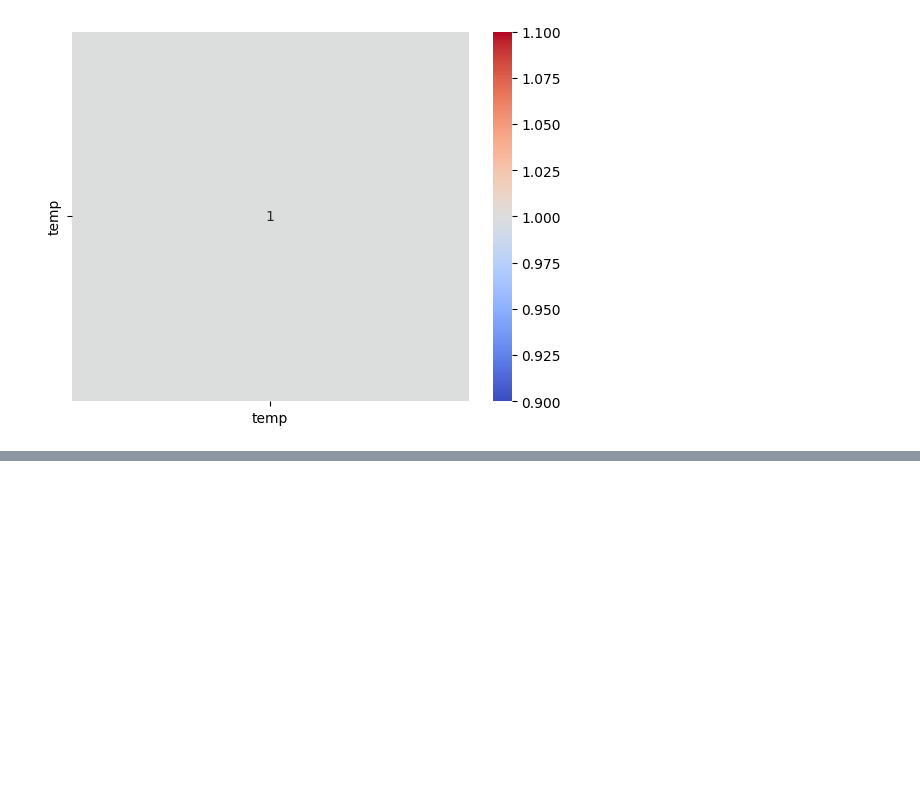
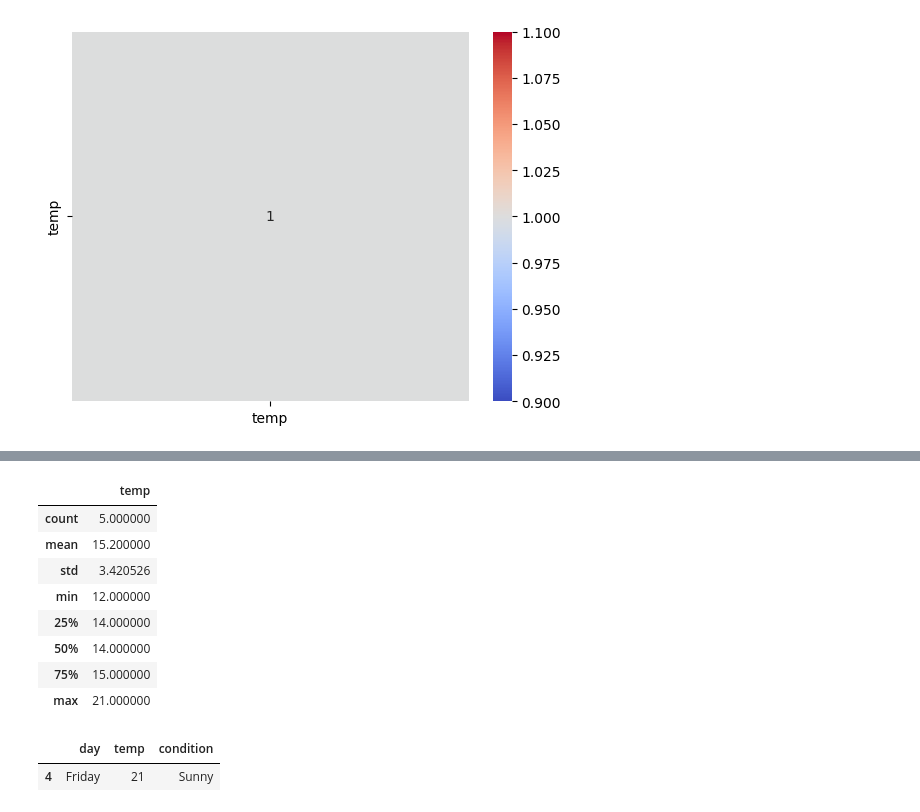
Before and after one commit to winiyaz/utcpd251-, a Jupyter notebook: KAG/D25Pussy.ipynb, the cells around one changed output, grey strips where cells are left out. Cells and saved outputs as stored; diff of their text form; code cells hidden in the pictures; blank space fills up the shorter version.

```diff
--- a/KAG/D25Pussy.ipynb
+++ b/KAG/D25Pussy.ipynb
@@ -367,0 +398,18 @@ plt.show()
+# %%
+df[['temp']].describe()
+# %% [output]
+|  | temp |
+| count | 5.000000 |
+| mean | 15.200000 |
+| std | 3.420526 |
+| min | 12.000000 |
+| 25% | 14.000000 |
+| 50% | 14.000000 |
+| 75% | 15.000000 |
+| max | 21.000000 |
+# %%
+# Pulling row with max data
+df[df.temp == df.temp.max()] # This will get the row with max as a dataframe
+# %% [output]
+|  | day | temp | condition |
+| 4 | Friday | 21 | Sunny |
```
Also changed, not shown: parts of 4 cells of this notebook.
